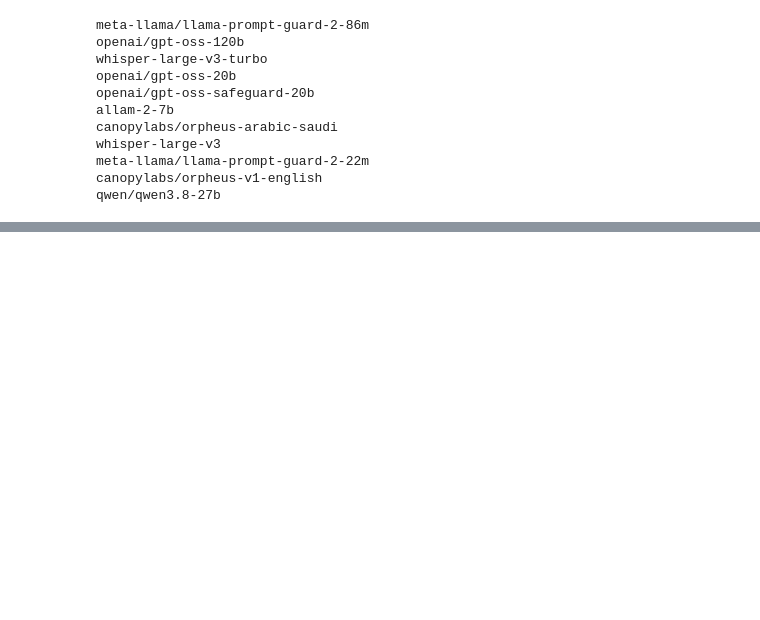
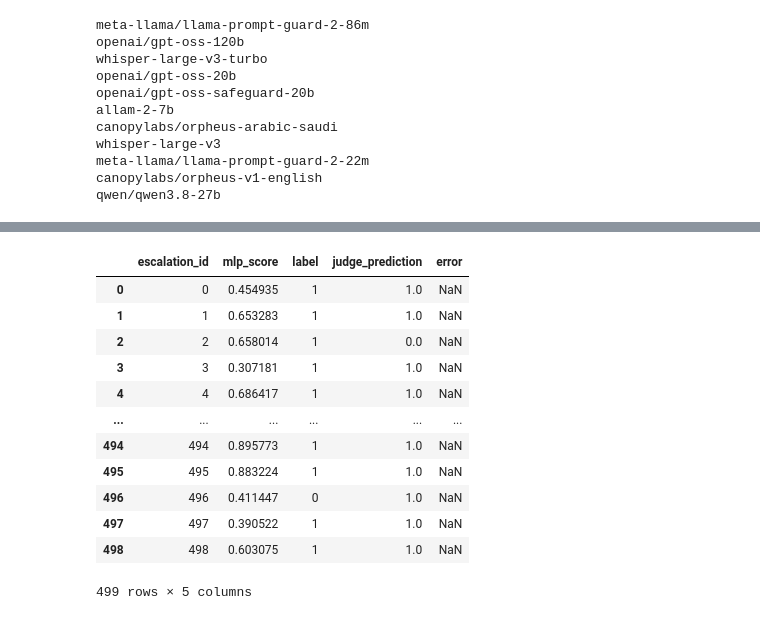
Before and after one commit to aartinangare1745/GuardPrompts, a Jupyter notebook: llm_judge.ipynb, the cells around one changed output, grey strips where cells are left out. Saved outputs shown, nothing was run; the diff lists cells and outputs as text; code cells hidden in the pictures; blank space fills up the shorter version.

```diff
--- a/llm_judge.ipynb
+++ b/llm_judge.ipynb
@@ -368,0 +932,17 @@ qwen/qwen3.8-27b
+# %%
+result=pd.read_csv("/content/llm_judge_results.csv")
+result
+# %% [output]
+|  | escalation_id | mlp_score | label | judge_prediction | error |
+| 0 | 0 | 0.454935 | 1 | 1.0 | NaN |
+| 1 | 1 | 0.653283 | 1 | 1.0 | NaN |
+| 2 | 2 | 0.658014 | 1 | 0.0 | NaN |
+| 3 | 3 | 0.307181 | 1 | 1.0 | NaN |
+| 4 | 4 | 0.686417 | 1 | 1.0 | NaN |
+| ... | ... | ... | ... | ... | ... |
+| 494 | 494 | 0.895773 | 1 | 1.0 | NaN |
+| 495 | 495 | 0.883224 | 1 | 1.0 | NaN |
+| 496 | 496 | 0.411447 | 0 | 1.0 | NaN |
+| 497 | 497 | 0.390522 | 1 | 1.0 | NaN |
+| 498 | 498 | 0.603075 | 1 | 1.0 | NaN |
+499 rows × 5 columns
```
Also changed, not shown: parts of 20 cells of this notebook.
